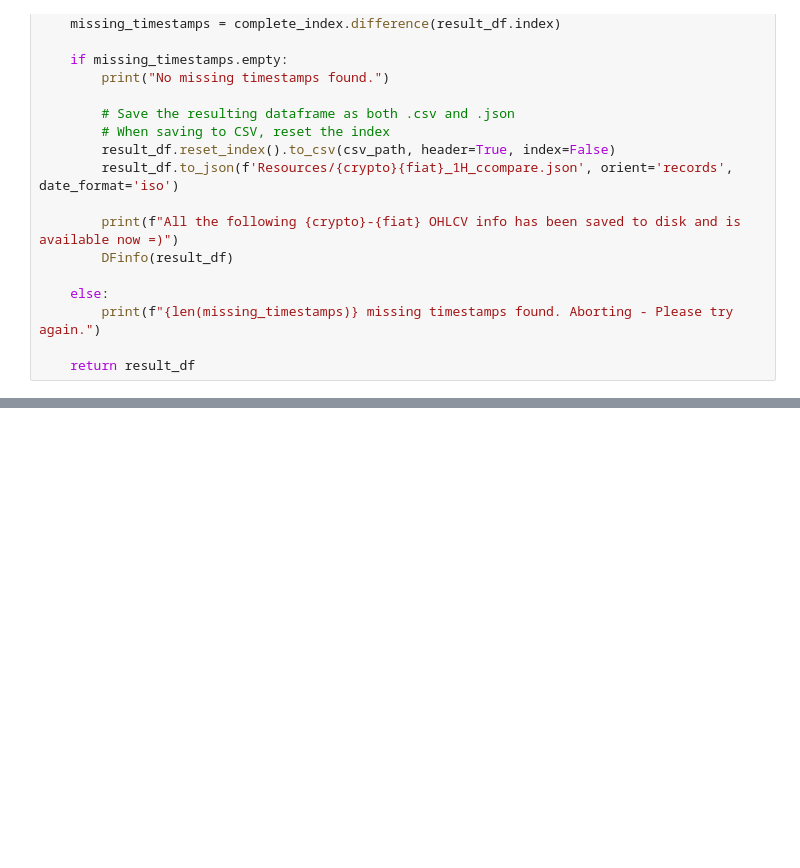
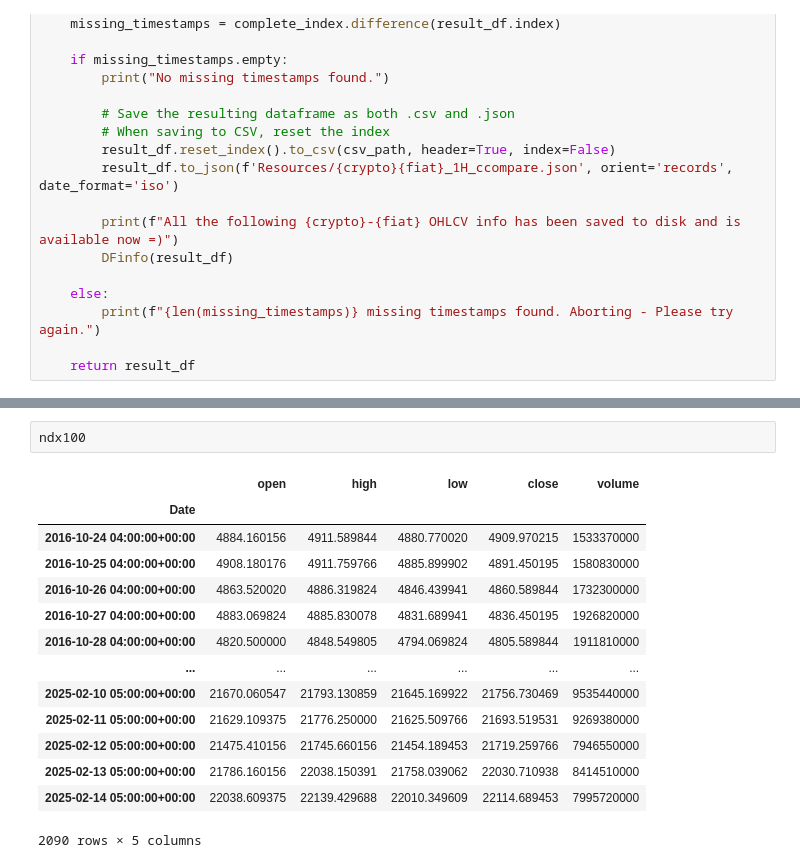
Before and after one commit to adrienCAD/AlphaJet_DCA, a Jupyter notebook: 00_Get_OHLCV_data.ipynb, the cells around one changed output, grey strips where cells are left out. Saved outputs shown, nothing was run; the diff lists cells and outputs as text; blank space fills up the shorter version.

```diff
--- a/00_Get_OHLCV_data.ipynb
+++ b/00_Get_OHLCV_data.ipynb
@@ -469,3 +544,20 @@ Note: Some of these might be holidays when markets were closed.
+# %%
+ndx100
+# %% [output]
+|  | open | high | low | close | volume |
+| Date |  |  |  |  |  |
+| 2016-10-24 04:00:00+00:00 | 4884.160156 | 4911.589844 | 4880.770020 | 4909.970215 | 1533370000 |
+| 2016-10-25 04:00:00+00:00 | 4908.180176 | 4911.759766 | 4885.899902 | 4891.450195 | 1580830000 |
+| 2016-10-26 04:00:00+00:00 | 4863.520020 | 4886.319824 | 4846.439941 | 4860.589844 | 1732300000 |
+| 2016-10-27 04:00:00+00:00 | 4883.069824 | 4885.830078 | 4831.689941 | 4836.450195 | 1926820000 |
+| 2016-10-28 04:00:00+00:00 | 4820.500000 | 4848.549805 | 4794.069824 | 4805.589844 | 1911810000 |
+| ... | ... | ... | ... | ... | ... |
+| 2025-02-10 05:00:00+00:00 | 21670.060547 | 21793.130859 | 21645.169922 | 21756.730469 | 9535440000 |
+| 2025-02-11 05:00:00+00:00 | 21629.109375 | 21776.250000 | 21625.509766 | 21693.519531 | 9269380000 |
+| 2025-02-12 05:00:00+00:00 | 21475.410156 | 21745.660156 | 21454.189453 | 21719.259766 | 7946550000 |
+| 2025-02-13 05:00:00+00:00 | 21786.160156 | 22038.150391 | 21758.039062 | 22030.710938 | 8414510000 |
+| 2025-02-14 05:00:00+00:00 | 22038.609375 | 22139.429688 | 22010.349609 | 22114.689453 | 7995720000 |
+2090 rows × 5 columns
 # %%
 def download_and_merge_gold_OHLCV_yf(symbol='GC=F', start='2016-10-24'):
     """
```
Also changed, not shown: parts of 13 cells of this notebook, 30 other files.
